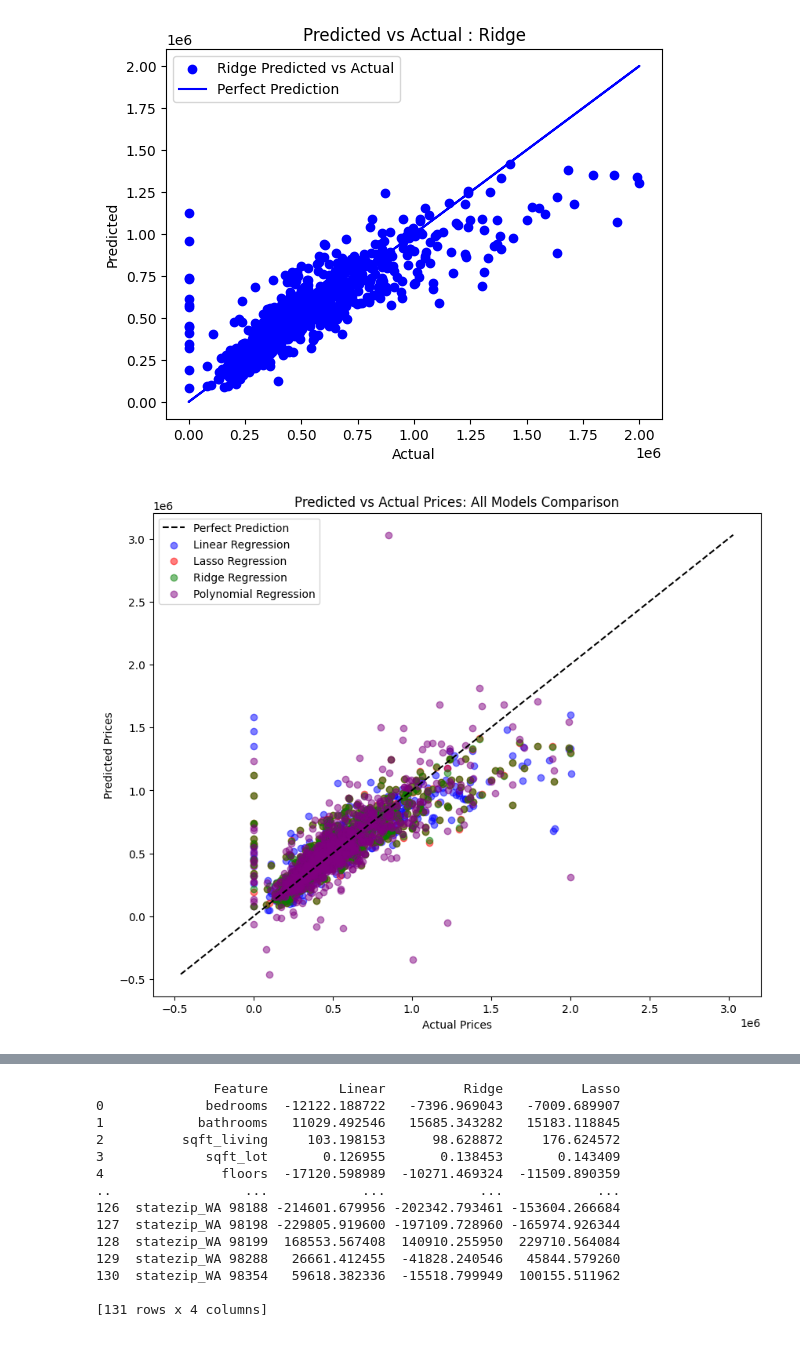
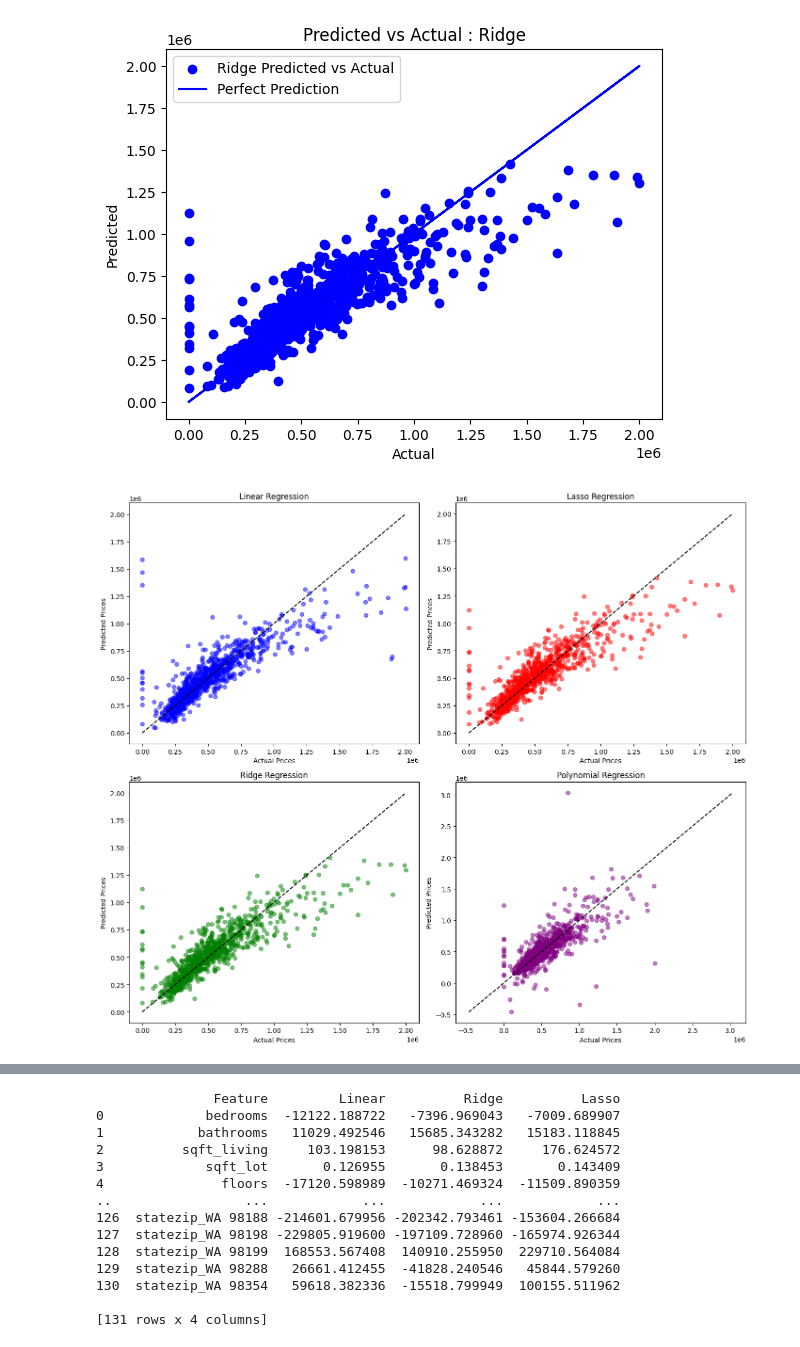
Before and after one commit to Azhar-177/Linear_Lasso_Ridge, a Jupyter notebook: house_price_prediction.ipynb, the cells around one changed output, grey strips where cells are left out. Cells and saved outputs as stored; diff of their text form; code cells hidden in the pictures.

```diff
--- a/house_price_prediction.ipynb
+++ b/house_price_prediction.ipynb
@@ -271,33 +239,31 @@ plt.legend()
 # %% [output]
 <matplotlib.legend.Legend at 0x...>
 [figure]
-# %%
-import matplotlib.pyplot as plt
-
-plt.figure(figsize=(10, 8))
-
-# Perfect prediction line (y = x)
-max_val = max(max(y_test), max(y_pred_linear), max(y_pred_lasso), max(y_pred_ridge), max(y_pred_poly))
-min_val = min(min(y_test), min(y_pred_linear), min(y_pred_lasso), min(y_pred_ridge), min(y_pred_poly))
-plt.plot([min_val, max_val], [min_val, max_val], color='black', linestyle='--', label='Perfect Prediction')
-
-# Linear Regression
-plt.scatter(y_test, y_pred_linear, color='blue', alpha=0.5, label='Linear Regression')
-
-# Lasso Regression
-plt.scatter(y_test_lasso, y_pred_lasso, color='red', alpha=0.5, label='Lasso Regression')
-
-# Ridge Regression
-plt.scatter(y_test_ridge, y_pred_ridge, color='green', alpha=0.5, label='Ridge Regression')
-
-# Polynomial Regression
-plt.scatter(y_test_p, y_pred_poly, color='purple', alpha=0.5, label='Polynomial Regression')
-
-# Labels and title
-plt.xlabel('Actual Prices')
-plt.ylabel('Predicted Prices')
-plt.title('Predicted vs Actual Prices: All Models Comparison')
-plt.legend()
-plt.show()
-# %% [output]
-[figure, removed]
+# %%
+import matplotlib.pyplot as plt
+
+fig, axes = plt.subplots(2, 2, figsize=(14, 12))
+
+models = [
+    ("Linear Regression", y_test, y_pred_linear, 'blue'),
+    ("Lasso Regression", y_test_lasso, y_pred_lasso, 'red'),
+    ("Ridge Regression", y_test_ridge, y_pred_ridge, 'green'),
+    ("Polynomial Regression", y_test_p, y_pred_poly, 'purple')
+]
+
+for ax, (title, y_true, y_pred, color) in zip(axes.ravel(), models):
+    ax.scatter(y_true, y_pred, alpha=0.5, color=color)
+
+    # Perfect line
+    min_val = min(min(y_true), min(y_pred))
+    max_val = max(max(y_true), max(y_pred))
+    ax.plot([min_val, max_val], [min_val, max_val], 'k--')
+
+    ax.set_title(title)
+    ax.set_xlabel("Actual Prices")
+    ax.set_ylabel("Predicted Prices")
+
+plt.tight_layout()
+plt.show()
+# %% [output]
+[figure, added]
```
Also changed, not shown: parts of 7 cells of this notebook.
